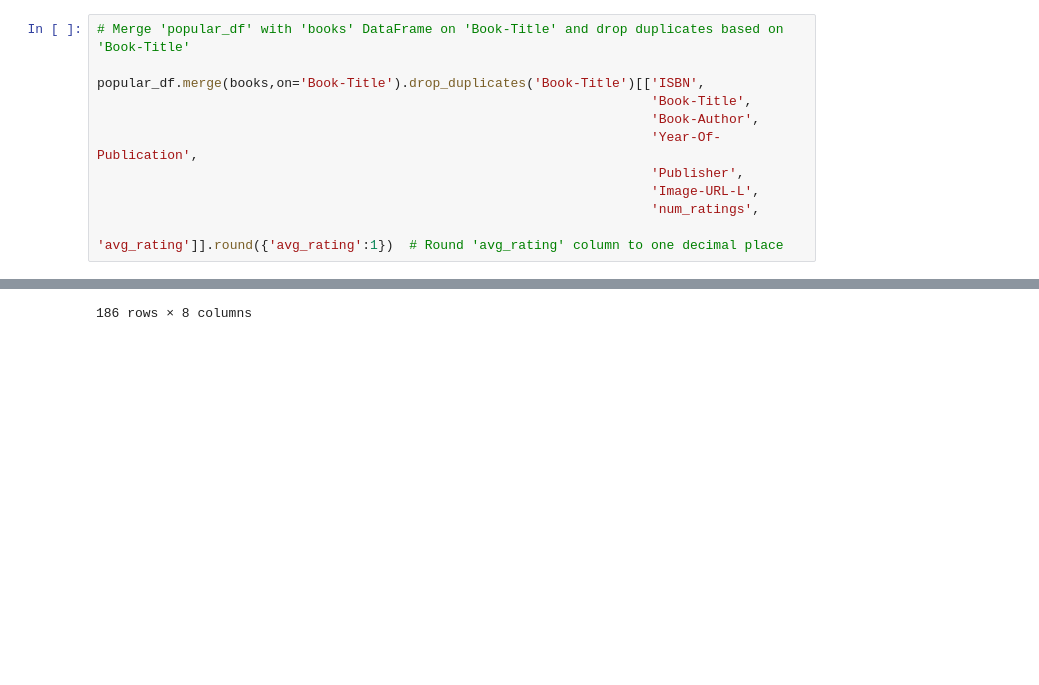
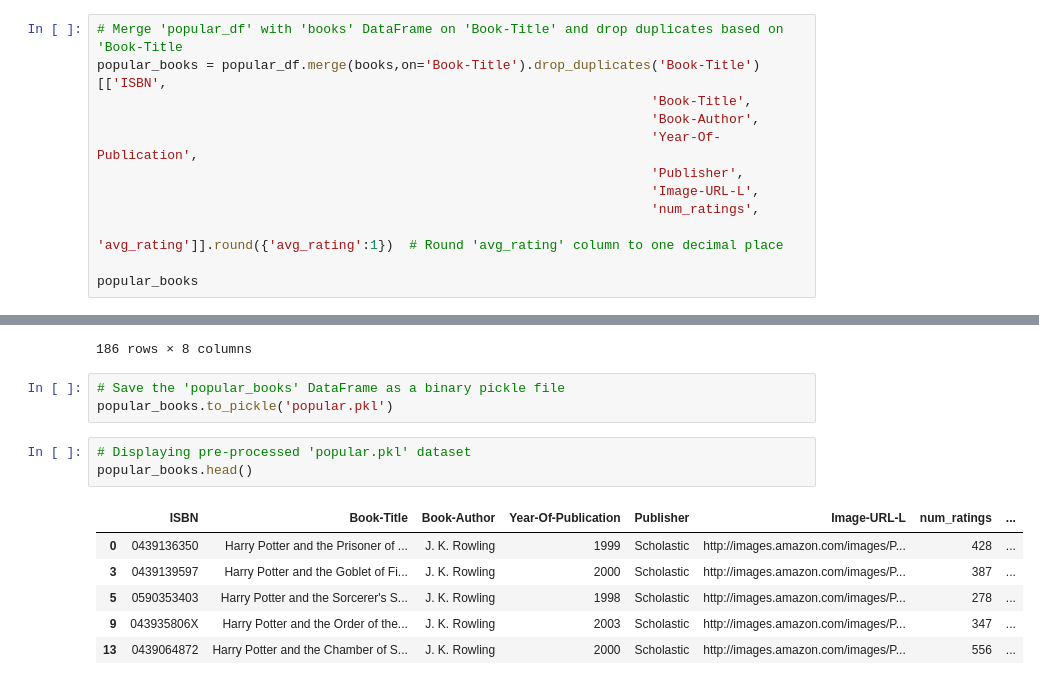
Before and after one commit to LuluW8071/Collaborative-Filtering, a Jupyter notebook: model/model.ipynb, the cells around one changed output, grey strips where cells are left out. Cells and saved outputs as stored; diff of their text form; blank space fills up the shorter version.

Commit message:
Update Popular based recommendation

```diff
--- a/model/model.ipynb
+++ b/model/model.ipynb
@@ -185,9 +187,8 @@ popular_df
 | 234951 | Wild Animus | 2502 | 1.019584 |
 186 rows × 3 columns
 # %%
-# Merge 'popular_df' with 'books' DataFrame on 'Book-Title' and drop duplicates based on 'Book-Title'
-
-popular_df.merge(books,on='Book-Title').drop_duplicates('Book-Title')[['ISBN',
+# Merge 'popular_df' with 'books' DataFrame on 'Book-Title' and drop duplicates based on 'Book-Title
+popular_books = popular_df.merge(books,on='Book-Title').drop_duplicates('Book-Title')[['ISBN',
                                                                        'Book-Title',
                                                                        'Book-Author',
                                                                        'Year-Of-Publication',
@@ -195,6 +196,8 @@ popular_df.merge(books,on='Book-Title').drop_duplicates('Book-Title')[['ISBN',
                                                                        'Image-URL-L',
                                                                        'num_ratings',
                                                                        'avg_rating']].round({'avg_rating':1})  # Round 'avg_rating' column to one decimal place
+
+popular_books
 # %% [output]
 |  | ISBN | Book-Title | Book-Author | Year-Of-Publication | Publisher | Image-URL-L | num_ratings | ... |
 | 0 | 0439136350 | Harry Potter and the Prisoner of ... | J. K. Rowling | 1999 | Scholastic | http://images.amazon.com/images/P... | 428 | ... |
@@ -209,3 +212,16 @@ popular_df.merge(books,on='Book-Title').drop_duplicates('Book-Title')[['ISBN',
 | 733 | 0425182908 | Isle of Dogs | Patricia Cornwell | 2002 | Berkley Publishing Group | http://images.amazon.com/images/P... | 288 | ... |
 | 739 | 0971880107 | Wild Animus | Rich Shapero | 2004 | Too Far | http://images.amazon.com/images/P... | 2502 | ... |
 186 rows × 8 columns
+# %%
+# Save the 'popular_books' DataFrame as a binary pickle file
+popular_books.to_pickle('popular.pkl')
+# %%
+# Displaying pre-processed 'popular.pkl' dataset
+popular_books.head()
+# %% [output]
+|  | ISBN | Book-Title | Book-Author | Year-Of-Publication | Publisher | Image-URL-L | num_ratings | ... |
+| 0 | 0439136350 | Harry Potter and the Prisoner of ... | J. K. Rowling | 1999 | Scholastic | http://images.amazon.com/images/P... | 428 | ... |
+| 3 | 0439139597 | Harry Potter and the Goblet of Fi... | J. K. Rowling | 2000 | Scholastic | http://images.amazon.com/images/P... | 387 | ... |
+| 5 | 0590353403 | Harry Potter and the Sorcerer's S... | J. K. Rowling | 1998 | Scholastic | http://images.amazon.com/images/P... | 278 | ... |
+| 9 | 043935806X | Harry Potter and the Order of the... | J. K. Rowling | 2003 | Scholastic | http://images.amazon.com/images/P... | 347 | ... |
+| 13 | 0439064872 | Harry Potter and the Chamber of S... | J. K. Rowling | 2000 | Scholastic | http://images.amazon.com/images/P... | 556 | ... |
```
Also changed, not shown: parts of 2 cells of this notebook.
